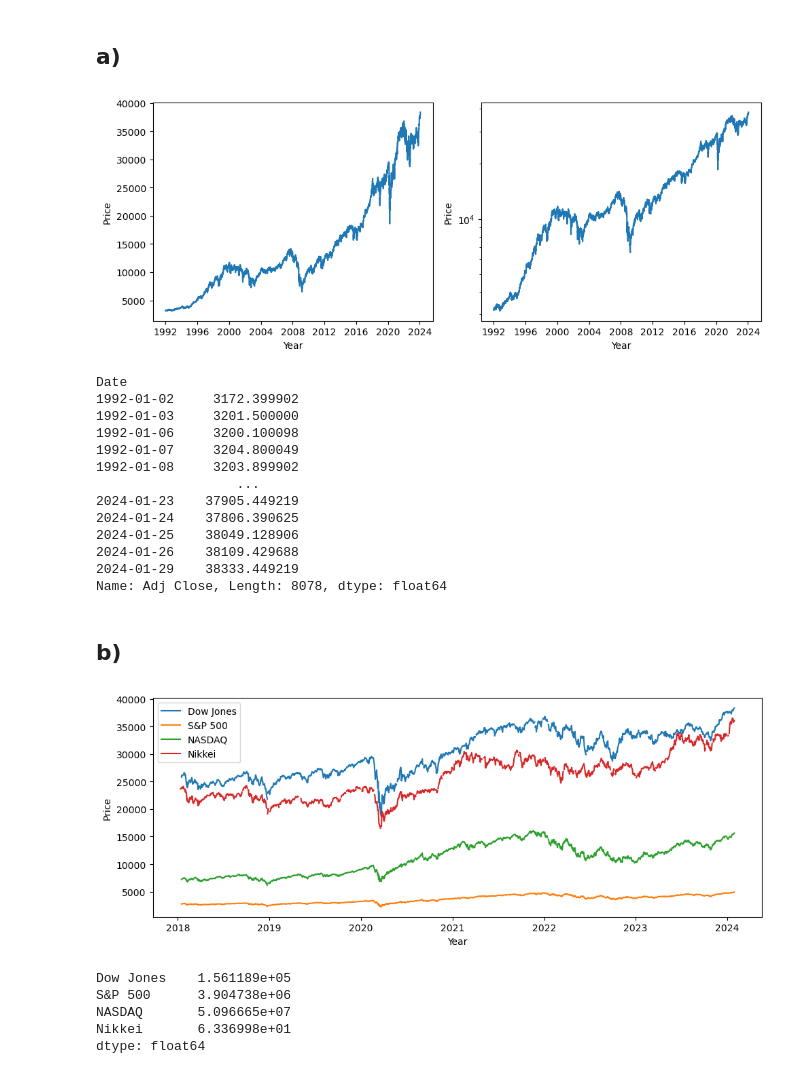
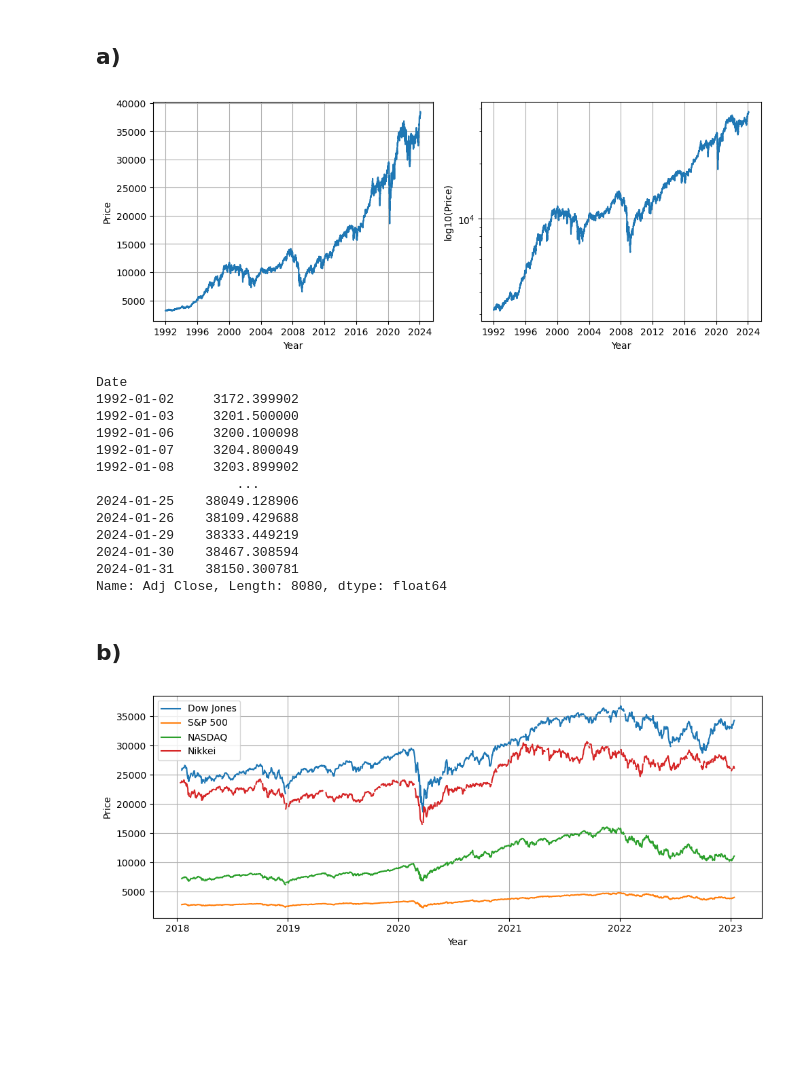
Before and after one commit to johanoelgaard/ECON136, a Jupyter notebook: ps1/PS1.ipynb, the cells around one changed output. Cells and saved outputs as stored; diff of their text form; code cells hidden in the pictures; blank space fills up the shorter version.

Commit message:
Made new graphs

```diff
--- a/ps1/PS1.ipynb
+++ b/ps1/PS1.ipynb
@@ -8,11 +8,11 @@ import matplotlib.pyplot as plt
 # create list of unique tickers for Dow Jones, S&P 500, NASDAQ and Nikkei
 tickers = ['^DJI', '^GSPC', '^IXIC', '^N225']
 min_date = '2018-01-12'
-max_date = pd.to_datetime('today')
+max_date = '2023-01-14'
 
 # download stock data
 stock_df = yf.download(tickers, start=min_date, end=max_date, progress=True)
-dow = yf.download('^DJI', end=max_date, progress=True)
+dow = yf.download('^DJI', progress=True)
 
 # create dataframes for close prices
 stock_df_close = stock_df['Adj Close']
@@ -39,19 +39,21 @@ plt.subplot(1, 2, 1)  # Change to 1 row, 2 columns, first plot
 plt.plot(dow_close)
 plt.xlabel('Year')
 plt.ylabel('Price')
+plt.grid()
 
 # Second subplot
 plt.subplot(1, 2, 2)  # Change to 1 row, 2 columns, second plot
 plt.plot(dow_close)
 plt.yscale('log')
 plt.xlabel('Year')
-plt.ylabel('Price')
+plt.ylabel('log10(Price)')
+plt.grid()
 
 #plt.suptitle('Dow Jones Industrial Av')  # Set the title for the entire figure
 plt.tight_layout()  # Add this to ensure the subplots do not overlap
 plt.savefig('dow.png')
 # %% [output]
-[figure, old version]
+[figure, new version]
 # %%
 display(dow_close)
 # %% [output]
@@ -62,40 +64,26 @@ Date
 1992-01-07     3204.800049
 1992-01-08     3203.899902
                   ...
-2024-01-23    37905.449219
-2024-01-24    37806.390625
 2024-01-25    38049.128906
 2024-01-26    38109.429688
 2024-01-29    38333.449219
-Name: Adj Close, Length: 8078, dtype: float64
+2024-01-30    38467.308594
+2024-01-31    38150.300781
+Name: Adj Close, Length: 8080, dtype: float64
 # %% [markdown]
 ## b)
 # %%
 # plot the data
 plt.figure(figsize=(10, 4))
 plt.plot(stock_df_close)
 #plt.title('Price of Indices')
 plt.xlabel('Year')
 plt.ylabel('Price')
 plt.legend(stock_df_close.columns)
+plt.grid()
+
 plt.tight_layout()  # Add this to ensure the subplots do not overlap
 plt.savefig('stocks.png')
 plt.show()
 # %% [output]
-[figure, old version]
+[figure, new version]
-# %%
-# create new df with only dates 1/12/2018, 1/11/2019, 1/13/2020, 1/13/2021, 1/13/2022, and 1/13/2023
-stock_df_close_dates = stock_df_close.loc[['2018-01-12', '2019-01-11', '2020-01-13', '2021-01-13', '2022-01-13', '2023-01-13']]
-
-# calculate yearly returns
-stock_df_close_dates.pct_change()
-
-# calculate average yearly returns using geometric mean and arethmetic mean
-stock_df_close_dates.pct_change().mean()
-stock_df_close_dates.pct_change().apply(lambda x: np.prod(1+x)**(252/len(x))-1)
-# %% [output]
-Dow Jones    1.561189e+05
-S&P 500      3.904738e+06
-NASDAQ       5.096665e+07
-Nikkei       6.336998e+01
-dtype: float64
```
Also changed, not shown: parts of 4 cells of this notebook, 4 other files.
